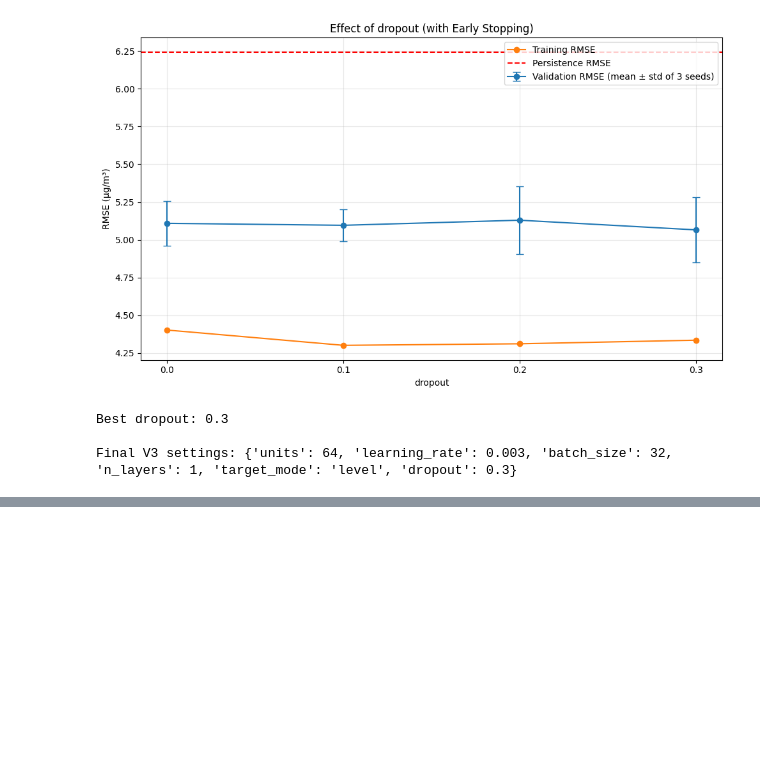
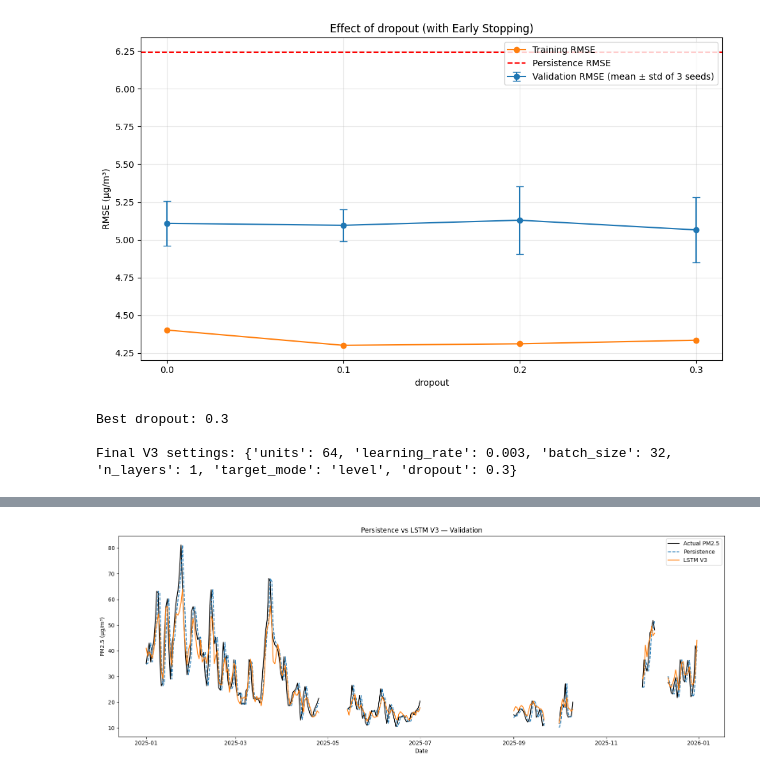
Before and after one commit to mapadeawdai/PM2.5_Prediction, a Jupyter notebook: main.ipynb, the cells around one changed output, grey strips where cells are left out. Saved outputs shown, nothing was run; the diff lists cells and outputs as text; code cells hidden in the pictures; blank space fills up the shorter version.

```diff
--- a/main.ipynb
+++ b/main.ipynb
@@ -2768,0 +2872,22 @@ Final V3 settings: {'units': 64, 'learning_rate': 0.003, 'batch_size': 32, 'n_la
+# %%
+# ----- Plot 2025 -----
+plot_df = pd.DataFrame({
+    "Actual": y_val,
+    "Persistence": persistence_pred,
+    "LSTM V3": v3_val_pred
+}, index=dates_val)
+
+plot_df = plot_df.reindex(pd.date_range("2025-01-01", "2025-12-31", freq="D"))
+
+plt.figure(figsize=(16, 6))
+plt.plot(plot_df.index, plot_df["Actual"], color="black", label="Actual PM2.5")
+plt.plot(plot_df.index, plot_df["Persistence"], linestyle="--", label="Persistence")
+plt.plot(plot_df.index, plot_df["LSTM V3"], label="LSTM V3")
+plt.xlabel("Date")
+plt.ylabel("PM2.5 (µg/m³)")
+plt.title("Persistence vs LSTM V3 — Validation")
+plt.legend()
+plt.tight_layout()
+plt.show()
+# %% [output]
+[figure, added]
```
Also changed, not shown: parts of 5 cells of this notebook.
